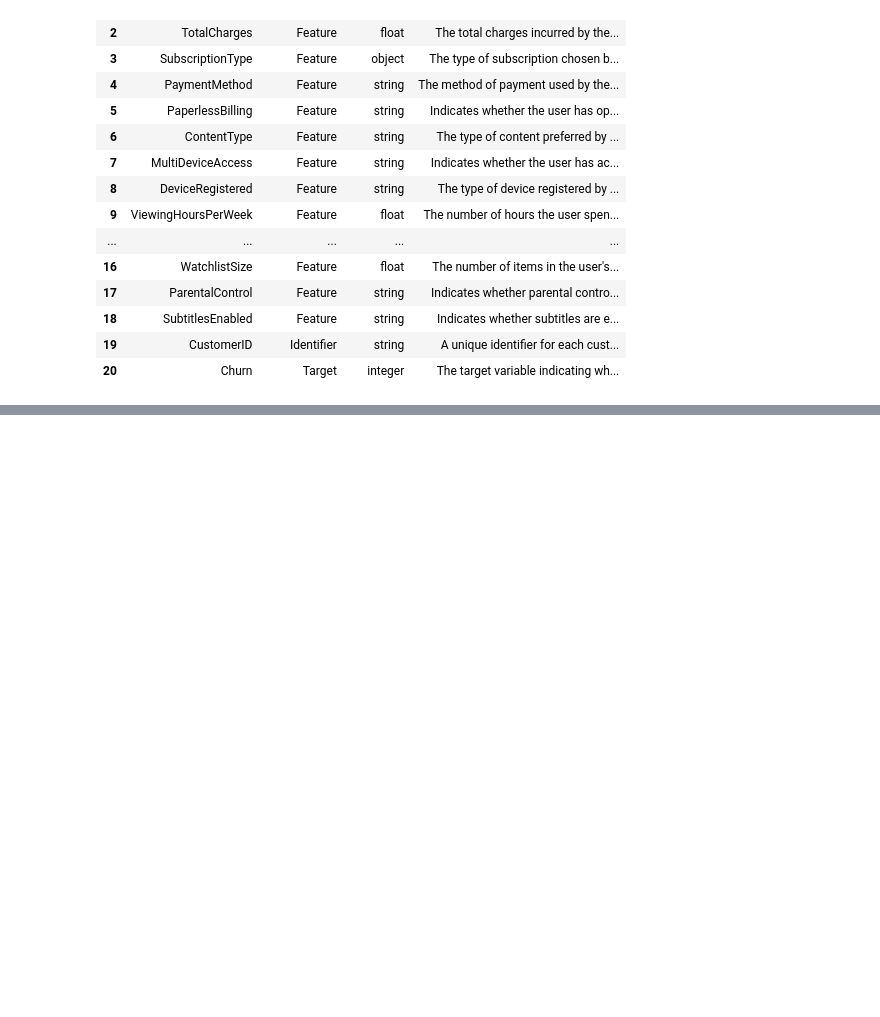
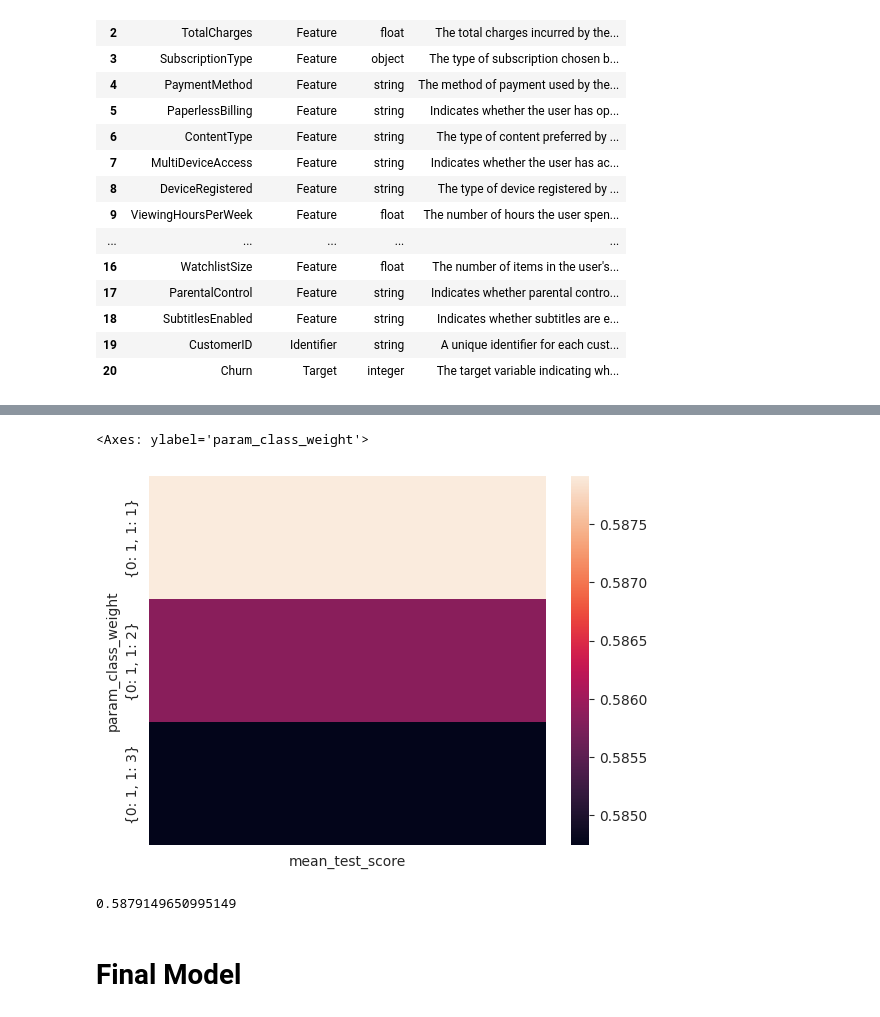
Before and after one commit to WelsneilT/Churn-Prediction, a Jupyter notebook: Churn_Prediction_1.ipynb, the cells around one changed output, grey strips where cells are left out. Saved outputs shown, nothing was run; the diff lists cells and outputs as text; code cells hidden in the pictures; blank space fills up the shorter version.

```diff
--- a/Churn_Prediction_1.ipynb
+++ b/Churn_Prediction_1.ipynb
@@ -158,0 +182,3 @@ Accuracy = 0.8241128526131418
+# %%
+train_x = train_x_resampled
+train_y = train_y_resampled
@@ -158,0 +339,10 @@ Accuracy = 0.8241128526131418
+# %%
+param_grid2_2 = {'max_features':['log2'],
+          'n_estimators':[80],
+           'criterion': ['gini'],
+          'max_depth': [2, 3, 5, 7, 9, 11, 13, None],
+         }
+
+rf_model = RandomForestClassifier()
+grid2_2 = GridSearchCV(estimator=rf_model, param_grid=param_grid2_2, n_jobs=2, cv=2, verbose=1, scoring = 'f1')
+grid2_2.fit(train_x, train_y)
@@ -158,0 +384,12 @@ Accuracy = 0.8241128526131418
+# %%
+param_grid3 = {'max_features':['log2'],
+          'n_estimators':[80],
+           'criterion': ['gini'],
+          'max_depth': [None],
+          'min_samples_leaf': [1, 3, 5, 7],
+          'min_samples_split': [2, 4, 6, 8]
+         }
+
+rf_model = RandomForestClassifier()
+grid3 = GridSearchCV(estimator=rf_model, param_grid=param_grid3, n_jobs=2, cv=2, verbose=1, scoring = 'f1')
+grid3.fit(train_x, train_y)
@@ -158,0 +433,13 @@ Accuracy = 0.8241128526131418
+# %%
+param_grid4 = {'class_weight':[{0:1, 1:1}, {0:1, 1:2}, {0:1, 1:3}],
+            'max_features':['log2'],
+          'n_estimators':[80],
+           'criterion': ['gini'],
+          'max_depth': [None],
+          'min_samples_leaf': [1],
+          'min_samples_split': [2]
+         }
+
+rf_model = RandomForestClassifier()
+grid4 = GridSearchCV(estimator=rf_model, param_grid=param_grid4, n_jobs=2, cv=3, verbose=1, scoring = 'f1')
+grid4.fit(train_x, train_y)
@@ -158,0 +455,15 @@ Accuracy = 0.8241128526131418
+# %%
+dt = pd.DataFrame(grid4.cv_results_)
+dt.param_class_weight = dt.param_class_weight.astype(str)
+table = pd.pivot_table(dt, values='mean_test_score', index='param_class_weight')
+
+sns.heatmap(table)
+# %% [output]
+<Axes: ylabel='param_class_weight'>
+[figure, added]
+# %%
+grid4.best_score_
+# %% [output]
+0.5879149650995149
+# %% [markdown]
+# Final Model
```
Also changed, not shown: parts of 47 cells of this notebook, 1 other file.
